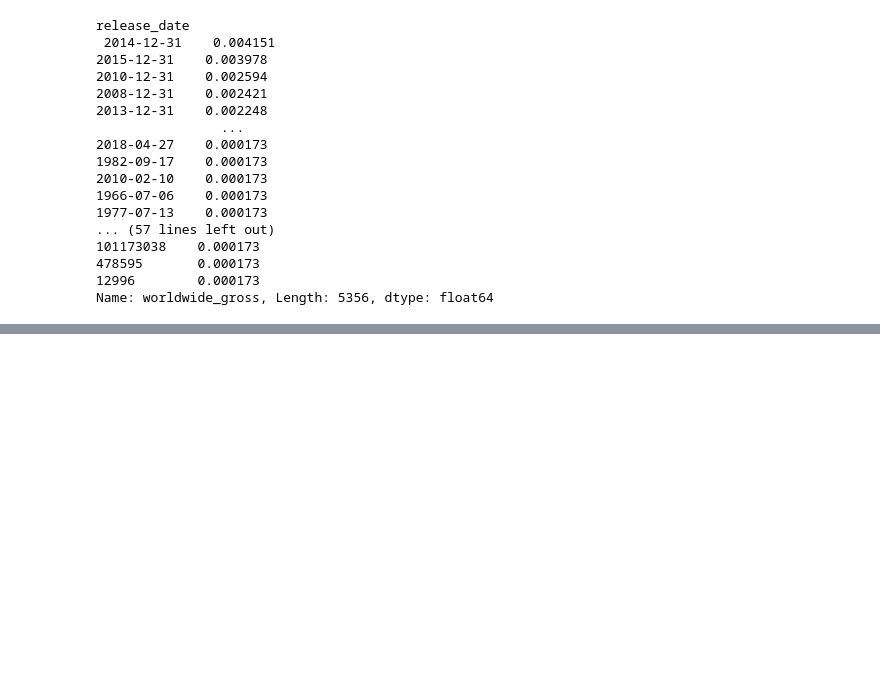
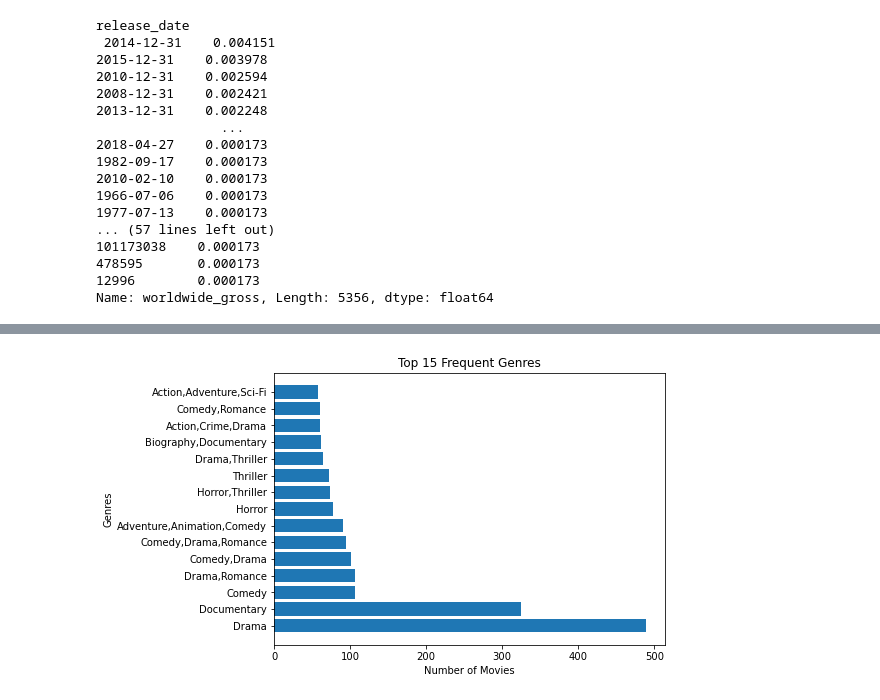
Before and after one commit to GraceKoki/dsc-phase-1-project-v2-4, a Jupyter notebook: student.ipynb, the cells around one changed output, grey strips where cells are left out. Drawn from its saved outputs; the diff is of its cells as text; code cells hidden in the pictures; blank space fills up the shorter version.

```diff
--- a/student.ipynb
+++ b/student.ipynb
@@ -828,0 +406,2 @@ dataset.dropna(axis = 0).head() # Dropping all rows with null values
+# %%
+dataset = combined_df.drop(['original_language','genre_ids', 'id', 'vote_count','release_date_x', 'original_title', 'title','movie', 'year', 'domestic_gross_y', 'primary_title'], axis = 1)
@@ -828,0 +411,7 @@ dataset.dropna(axis = 0).head() # Dropping all rows with null values
+# %%
+dataset['profit'] = dataset['worldwide_gross'] - dataset['production_budget']
+# %%
+duplicates = dataset[dataset.duplicated()] # There is no duplicate entry
+dataset = dataset.drop_duplicates()
+# %%
+dataset = dataset.dropna(axis = 0) # Dropping all rows with null values
@@ -828,0 +426,15 @@ dataset.dropna(axis = 0).head() # Dropping all rows with null values
+# %%
+top_15_genres = list(dataset['genres'].value_counts().head(15).index)
+top_15_genres_counts = list(dataset['genres'].value_counts().iloc[:15])
+
+bar_chart_title = "Top 15 Frequent Genres"
+
+fig, ax = plt.subplots(figsize=(7,5))
+
+# YOUR CODE HERE
+ax.barh(top_15_genres, top_15_genres_counts)
+ax.set_title(bar_chart_title)
+ax.set_ylabel('Genres')
+ax.set_xlabel('Number of Movies');
+# %% [output]
+[figure, added]
```
Also changed, not shown: parts of 117 cells of this notebook, 2 other files.
